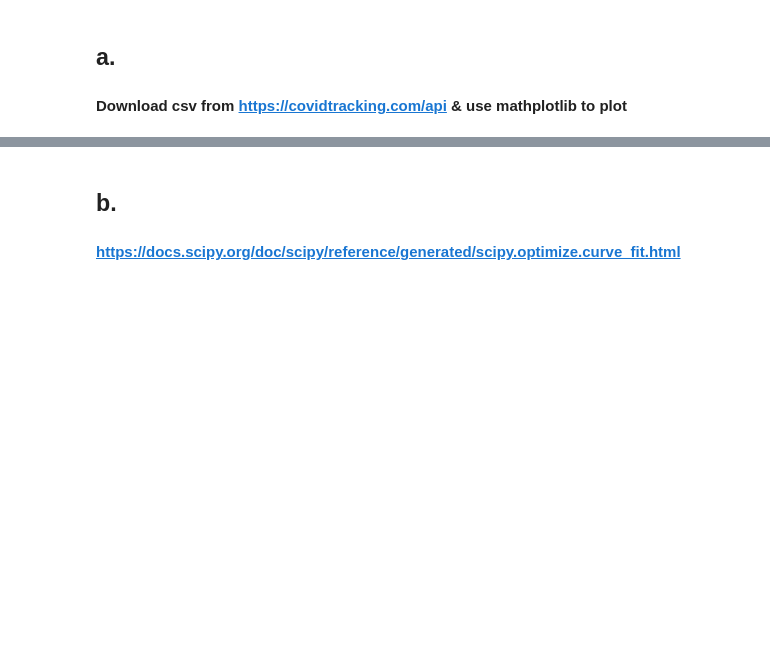
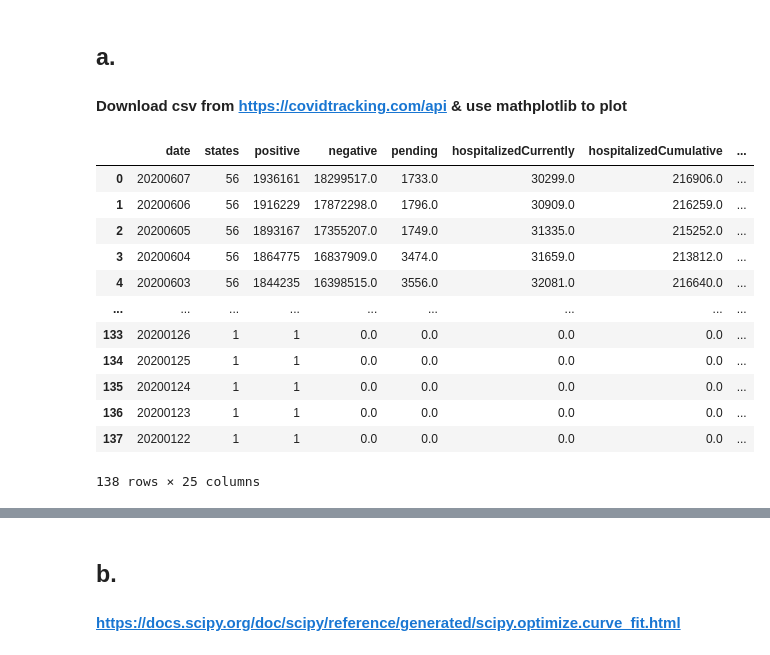
Before and after one commit to tl32rodan/Numerical_method_hw4, a Jupyter notebook: B053040014_hw4.ipynb, the cells around one changed output, grey strips where cells are left out. Saved outputs shown, nothing was run; the diff lists cells and outputs as text; code cells hidden in the pictures; blank space fills up the shorter version.

```diff
--- a/B053040014_hw4.ipynb
+++ b/B053040014_hw4.ipynb
@@ -75,3 +78,20 @@ print(relative_error(q2_f_2_int(0.8) - q2_f_2_int(0), (q2_f_2(-1/np.sqrt(3)) + q
 # %% [markdown]
 ## a.
 #### Download csv from https://covidtracking.com/api & use mathplotlib to plot
+# %%
+data = pd.read_csv("https://covidtracking.com/api/v1/us/daily.csv").fillna(0)
+data
+# %% [output]
+|  | date | states | positive | negative | pending | hospitalizedCurrently | hospitalizedCumulative | ... |
+| 0 | 20200607 | 56 | 1936161 | 18299517.0 | 1733.0 | 30299.0 | 216906.0 | ... |
+| 1 | 20200606 | 56 | 1916229 | 17872298.0 | 1796.0 | 30909.0 | 216259.0 | ... |
+| 2 | 20200605 | 56 | 1893167 | 17355207.0 | 1749.0 | 31335.0 | 215252.0 | ... |
+| 3 | 20200604 | 56 | 1864775 | 16837909.0 | 3474.0 | 31659.0 | 213812.0 | ... |
+| 4 | 20200603 | 56 | 1844235 | 16398515.0 | 3556.0 | 32081.0 | 216640.0 | ... |
+| ... | ... | ... | ... | ... | ... | ... | ... | ... |
+| 133 | 20200126 | 1 | 1 | 0.0 | 0.0 | 0.0 | 0.0 | ... |
+| 134 | 20200125 | 1 | 1 | 0.0 | 0.0 | 0.0 | 0.0 | ... |
+| 135 | 20200124 | 1 | 1 | 0.0 | 0.0 | 0.0 | 0.0 | ... |
+| 136 | 20200123 | 1 | 1 | 0.0 | 0.0 | 0.0 | 0.0 | ... |
+| 137 | 20200122 | 1 | 1 | 0.0 | 0.0 | 0.0 | 0.0 | ... |
+138 rows × 25 columns
```
Also changed, not shown: parts of 4 cells of this notebook.
